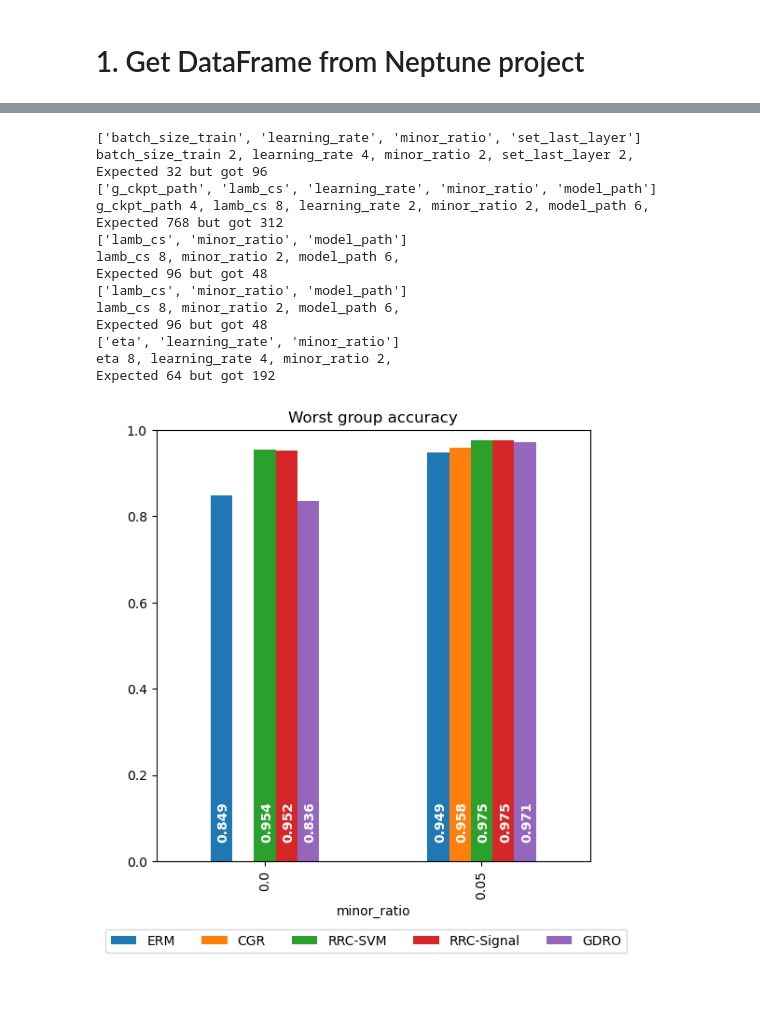
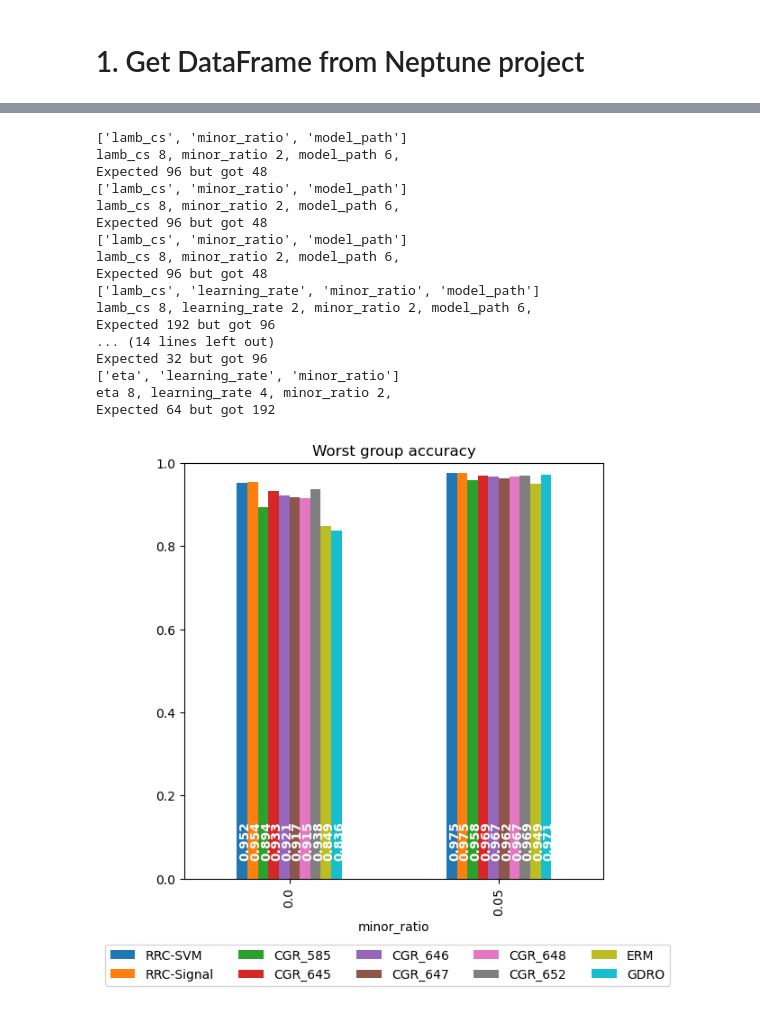
Before and after one commit to joshua840/ConceptualSensitivityRegularization, a Jupyter notebook: notebooks/results_viewer/CatDog_summary.ipynb, the cells around one changed output, grey strips where cells are left out. Cells and saved outputs as stored; diff of their text form; code cells hidden in the pictures.

```diff
--- a/notebooks/results_viewer/CatDog_summary.ipynb
+++ b/notebooks/results_viewer/CatDog_summary.ipynb
@@ -18,8 +29,11 @@ print('-'*20)
 print(len(df))
 
 cktp_list = df.query('module_name == "CGR"')['g_ckpt_path'].unique()
-for key, module_name in zip(['svm', 'signal', 'last'], ['RRC-SVM', 'RRC-Signal', 'CGR']):
-    ckpt = [i for i in cktp_list if key in i][0]
+for key, module_name in mapping.items():
+    try:
+        ckpt = [i for i in cktp_list if key in i][0]
+    except:
+        continue
     idx = df.query('g_ckpt_path == @ckpt').index
     df.loc[idx, 'module_name'] = module_name
 # %% [output]
@@ -32,0 +63,23 @@ Fetching table...: 0 [00:00, ?/s]
+# %%
+import os
+
+df_dict = {}
+dataset = 'CatDog'
+module_list = list(df['module_name'].value_counts().index)
+for module_name in module_list:
+    df_query = df.query('model == "convnext_t" and module_name == @module_name')
+
+    ban_list = ['lr_history', 'data_seed', 'model_path', 'lr_history1', 'data_dir', 'epoch', 'max_epochs']
+    var_list = (df_query.nunique() >= 2) & (df_query.nunique() <= 20)
+    var_list = [i for i in df.columns[var_list] if 'acc' not in i and i not in ban_list]
+
+    print( len(df_query), module_name, var_list)
+
+    df_query = df_query.sort_values(by=var_list)
+    os.makedirs(f'./notebooks/results_viewer/exps/{dataset}/', exist_ok=True)
+    df_query.set_index(var_list).to_csv(f'./notebooks/results_viewer/exps/{dataset}/{module_name}.csv')
+    df_dict[module_name] = df_query.set_index(var_list)
+
+    for var in var_list:
+        print(var, df_query[var].unique())
+    print()
@@ -77,7 +148,9 @@ def get_wga(df, module_name):
 
     return best_mean, best_std, test_acc_mean, test_acc_std
 # %%
-module_list = ['ERM', 'CGR', 'RRC-SVM', 'RRC-Signal', 'GDRO']
+module_list = ['ERM', 'CGR', 'CGR_v1', 'CGR_v1_1', 'CGR_v2', 'RRC-SVM', 'RRC-Signal', 'GDRO']
+module_list = ['ERM', 'CGR_v1', 'CGR_v1_1', 'RRC-SVM', 'RRC-Signal', 'GDRO']
+module_list = list(mapping.values()) + ['ERM', 'GDRO']
 
 # get best_mean std and plot
 best_mean_list = []
@@ -88,41 +161,45 @@ for module_name in module_list:
     best_mean, best_std, test_acc_mean, test_acc_std = get_wga(df, module_name)
     best_mean_list.append(best_mean)
     best_std_list.append(best_std)
     test_mean_list.append(test_acc_mean)
     test_std_list.append(test_acc_std)
 
 fig, ax = plt.subplots(1,1, figsize=(6,6))
 
 best_model_mean = pd.concat(best_mean_list, axis=1)
 best_model_mean.columns = module_list
 
 # plot best model mean
 bars = best_model_mean.plot(kind='bar', yerr=pd.concat(best_std_list, axis=1), ax=ax, capsize=5, legend=False, ylim=(0, 1))
 fig.legend(loc='upper center', bbox_to_anchor=(0.5, 0), ncol=5)
 ax.set_title('Worst group accuracy')
 
 for i, vs in enumerate(best_model_mean.values):
     for j, v in enumerate(vs):
-        ax.text(i - 0.22 + j * 0.1 , 0.05, str(f'{v:.3f}'), color='white', fontweight='bold', rotation=90)
+        ax.text(i - 0.24 + j * (0.5/len(module_list)) , 0.05, str(f'{v:.3f}'), color='white', fontweight='bold', rotation=90)
+
+
 plt.savefig('notebooks/results_viewer/figure/catdog_wga.png', bbox_inches='tight')
 plt.show()
 # %% [output]
-['batch_size_train', 'learning_rate', 'minor_ratio', 'set_last_layer']
-batch_size_train 2, learning_rate 4, minor_ratio 2, set_last_layer 2,
-Expected 32 but got 96
-['g_ckpt_path', 'lamb_cs', 'learning_rate', 'minor_ratio', 'model_path']
-g_ckpt_path 4, lamb_cs 8, learning_rate 2, minor_ratio 2, model_path 6,
-Expected 768 but got 312
 ['lamb_cs', 'minor_ratio', 'model_path']
 lamb_cs 8, minor_ratio 2, model_path 6,
 Expected 96 but got 48
 ['lamb_cs', 'minor_ratio', 'model_path']
 lamb_cs 8, minor_ratio 2, model_path 6,
 Expected 96 but got 48
+['lamb_cs', 'minor_ratio', 'model_path']
+lamb_cs 8, minor_ratio 2, model_path 6,
+Expected 96 but got 48
+['lamb_cs', 'learning_rate', 'minor_ratio', 'model_path']
+lamb_cs 8, learning_rate 2, minor_ratio 2, model_path 6,
+Expected 192 but got 96
+... (14 lines left out)
+Expected 32 but got 96
 ['eta', 'learning_rate', 'minor_ratio']
 eta 8, learning_rate 4, minor_ratio 2,
 Expected 64 but got 192
-[figure, old version]
+[figure, new version]
 # %%
 fig, ax = plt.subplots(1,1, figsize=(6,6))
 
```
Also changed, not shown: parts of 7 cells of this notebook, 23 other files.
